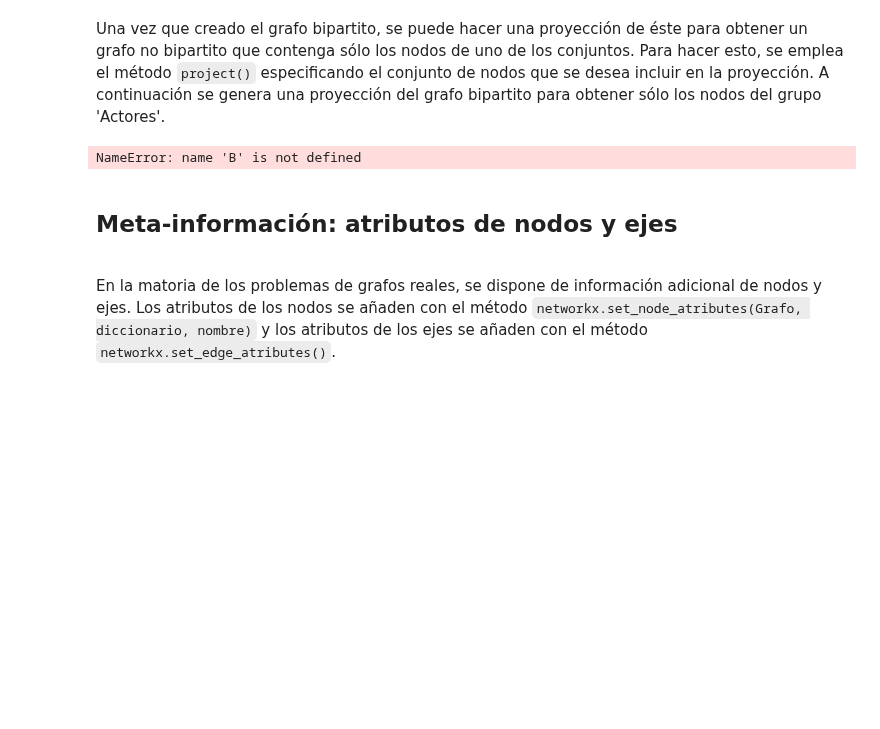
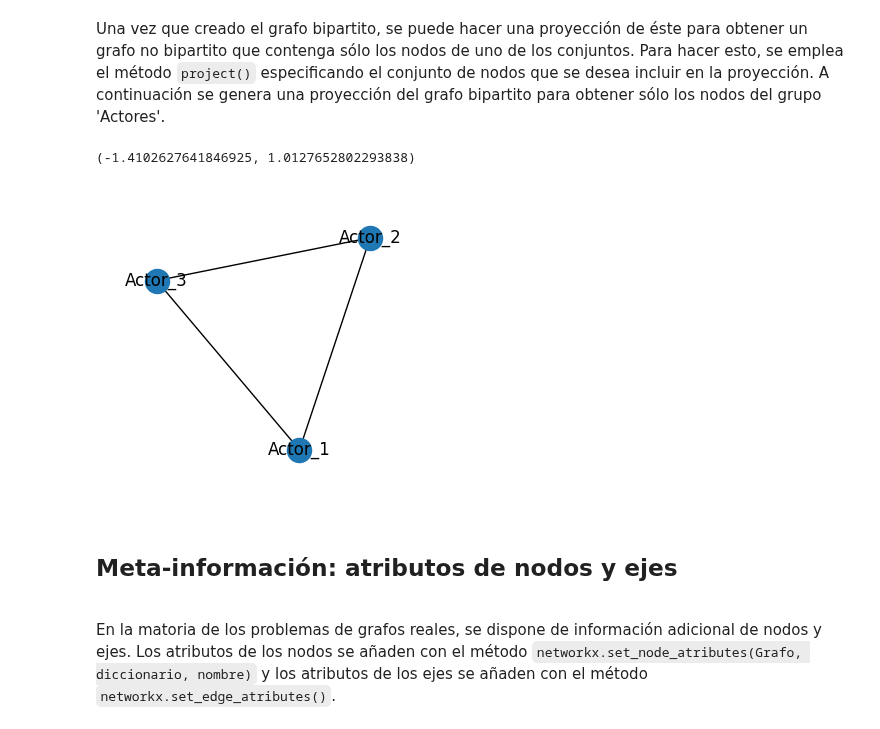
Before and after one commit to FernandoCarazoMelo/network-science, a Jupyter notebook: documentos/pygml01-introduccion-grafos-redes-python.ipynb, the cells around one changed output. Saved outputs shown, nothing was run; the diff lists cells and outputs as text; code cells hidden in the pictures; blank space fills up the shorter version.

```diff
--- a/documentos/pygml01-introduccion-grafos-redes-python.ipynb
+++ b/documentos/pygml01-introduccion-grafos-redes-python.ipynb
@@ -727,20 +727,21 @@ Una vez que creado el grafo bipartito, se puede hacer una proyección de éste p
 # %%
 # Se identifican los nodos del conjunto de interés
 nodes_bipartite = [
     n[0]
     for n in G_peliculas_actores.nodes(data=True)
     if n[1]["bipartite"] == "Actores"
 ]
 
 # Proyección del grafo bipartito para obtener sólo los nodos del grupo A
-G_actores = nx.bipartite.projected_graph(B, nodes_bipartite)
+G_actores = nx.bipartite.projected_graph(G_peliculas_actores, nodes_bipartite)
 
 fig, ax = plt.subplots(figsize=(4, 4))
 nx.draw(G_actores, with_labels=True, ax=ax)
 ax.set_xlim([1.2 * x for x in ax.get_xlim()])
 ax.set_ylim([1.2 * y for y in ax.get_ylim()])
 # %% [output]
-NameError: name 'B' is not defined
+(-1.4102627641846925, 1.0127652802293838)
+[figure, added]
 # %% [markdown]
 ## Meta-información: atributos de nodos y ejes
 <br>
```
Also changed, not shown: parts of 22 cells of this notebook.
